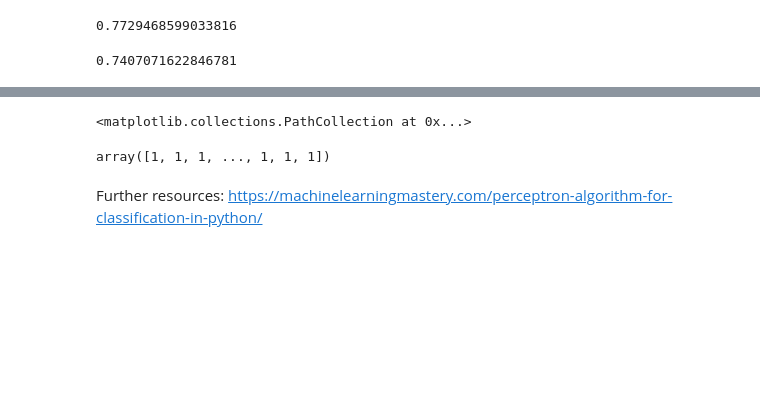
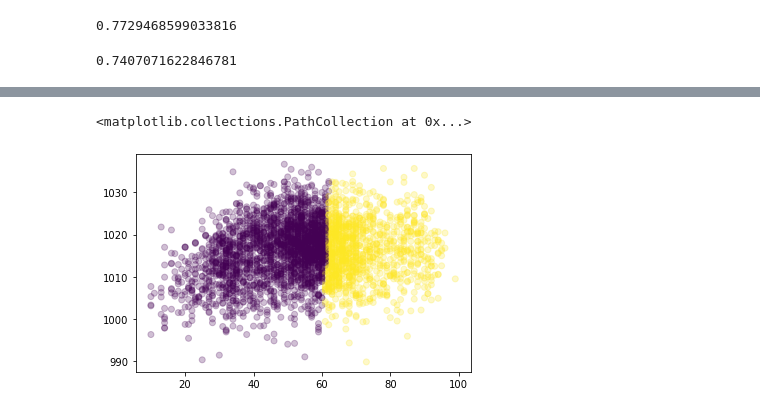
Before and after one commit to dineshmahapatra/MachineLearningWithPython, a Jupyter notebook: 01 - Lesson - Linear Classifier.ipynb, the cells around one changed output, grey strips where cells are left out. Cells and saved outputs as stored; diff of their text form; code cells hidden in the pictures; blank space fills up the shorter version.

```diff
--- a/01 - Lesson - Linear Classifier.ipynb
+++ b/01 - Lesson - Linear Classifier.ipynb
@@ -88,2 +93,3 @@ import numpy as np
 # %%
-dataset = pd.read_csv('files/weather.csv', parse_dates=True, index_col=0)
+data = pd.read_csv('files/weather.csv', parse_dates=True, index_col=0)
+data.head()
@@ -112 +125,3 @@ from sklearn.model_selection import train_test_split
+# %%
+dataset = data[['Humidity3pm', 'Pressure3pm', 'RainTomorrow']].dropna()
 # %%
@@ -136,8 +144,7 @@ import matplotlib.pyplot as plt
 # %%
 fig, ax = plt.subplots()
+X_data = X.to_numpy()
 
-X_data = X.to_numpy()
-y_all = clf.predict(X)
-
+y_all = clf.predict(X_data)
 ax.scatter(x=X_data[:,0], y=X_data[:,1], c=y_all, alpha=.25)
 # %% [output]
@@ -146,7 +151,2 @@ ax.scatter(x=X_data[:,0], y=X_data[:,1], c=y_all, alpha=.25)
 <matplotlib.collections.PathCollection at 0x...>
+[figure, added]
-# %%
-y_all
-# %% [output]
-array([1, 1, 1, ..., 1, 1, 1])
-# %% [markdown]
-Further resources: https://machinelearningmastery.com/perceptron-algorithm-for-classification-in-python/
```
Also changed, not shown: parts of 12 cells of this notebook, 7 other files.
